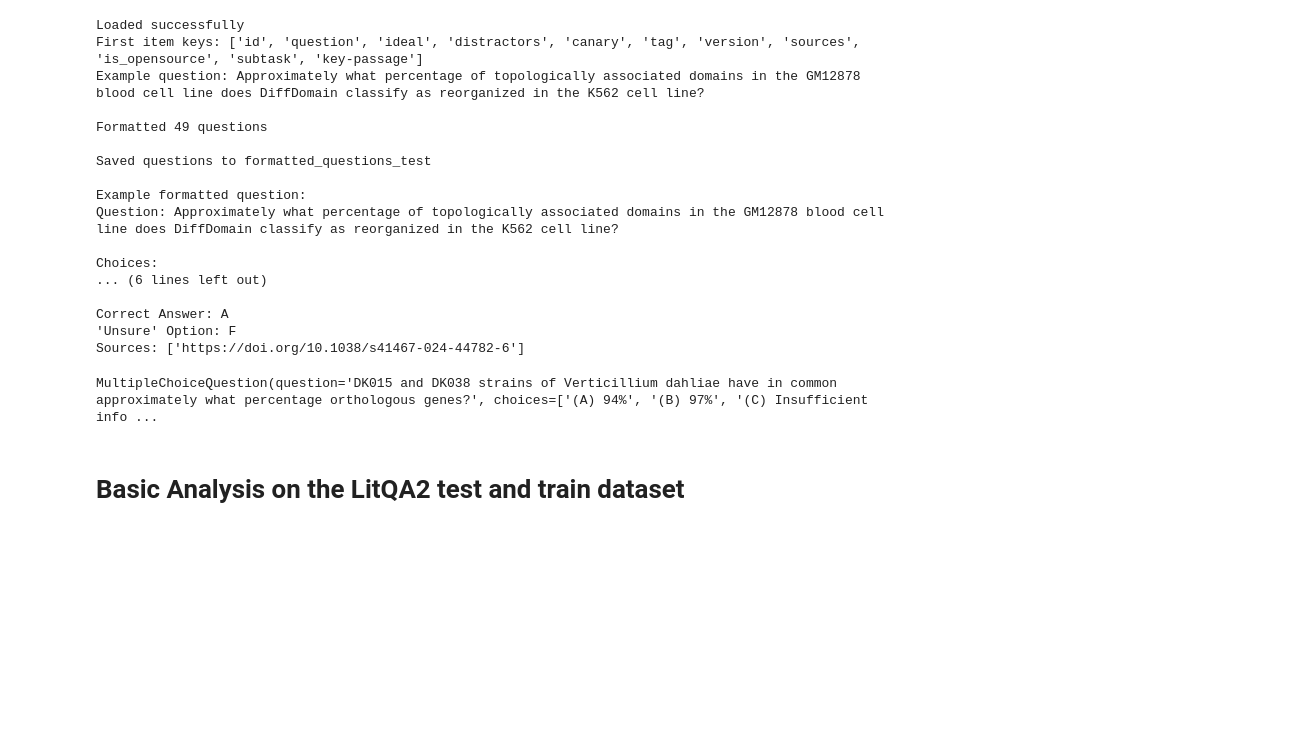
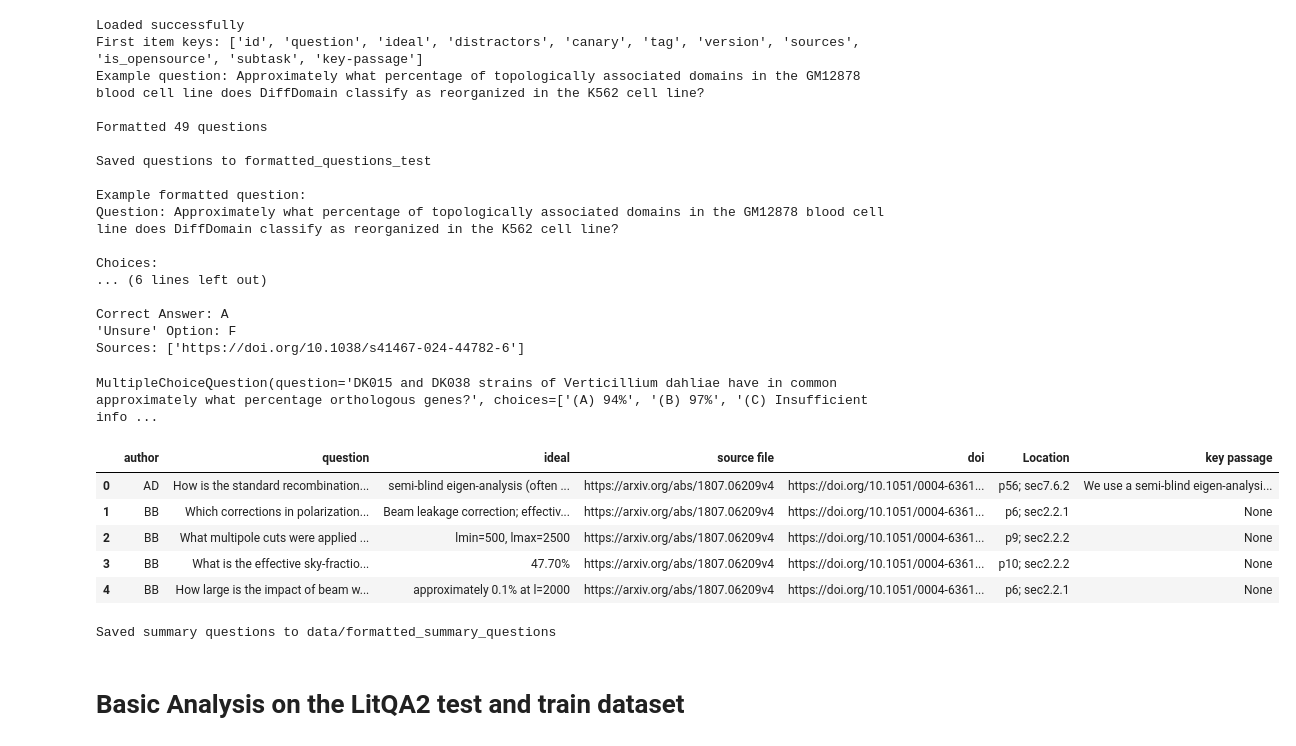
Before and after one commit to AprilQx/Paperqa, a Jupyter notebook: notebooks/MultipleChoice_utils.ipynb, the cells around one changed output. Drawn from its saved outputs; the diff is of its cells as text; code cells hidden in the pictures; blank space fills up the shorter version.

```diff
--- a/notebooks/MultipleChoice_utils.ipynb
+++ b/notebooks/MultipleChoice_utils.ipynb
@@ -186,0 +190,14 @@ MultipleChoiceQuestion(question='DK015 and DK038 strains of Verticillium dahliae
+# %%
+# we would like to create a question answer with a summary focus including specific part or citations in the paper
+
+#load the dataset
+cosmo_data=pd.read_parquet("data/cosmospaperqa/CosmoPaperQA.parquet", engine="fastparquet")
+# %%
+cosmo_data.head()
+# %% [output]
+|  | author | question | ideal | source file | doi | Location | key passage |
+| 0 | AD | How is the standard recombination... | semi-blind eigen-analysis (often ... | https://arxiv.org/abs/1807.06209v4 | https://doi.org/10.1051/0004-6361... | p56; sec7.6.2 | We use a semi-blind eigen-analysi... |
+| 1 | BB | Which corrections in polarization... | Beam leakage correction; effectiv... | https://arxiv.org/abs/1807.06209v4 | https://doi.org/10.1051/0004-6361... | p6; sec2.2.1 | None |
+| 2 | BB | What multipole cuts were applied ... | lmin=500, lmax=2500 | https://arxiv.org/abs/1807.06209v4 | https://doi.org/10.1051/0004-6361... | p9; sec2.2.2 | None |
+| 3 | BB | What is the effective sky-fractio... | 47.70% | https://arxiv.org/abs/1807.06209v4 | https://doi.org/10.1051/0004-6361... | p10; sec2.2.2 | None |
+| 4 | BB | How large is the impact of beam w... | approximately 0.1% at l=2000 | https://arxiv.org/abs/1807.06209v4 | https://doi.org/10.1051/0004-6361... | p6; sec2.2.1 | None |
@@ -187,3 +242,7 @@ MultipleChoiceQuestion(question='DK015 and DK038 strains of Verticillium dahliae
+# %%
+format_summary_questions(cosmo_data)
+# %% [output]
+Saved summary questions to data/formatted_summary_questions
 # %% [markdown]
 # Basic Analysis on the LitQA2 test and train dataset
 # %%
```
Also changed, not shown: parts of 9 cells of this notebook, 7 other files.
